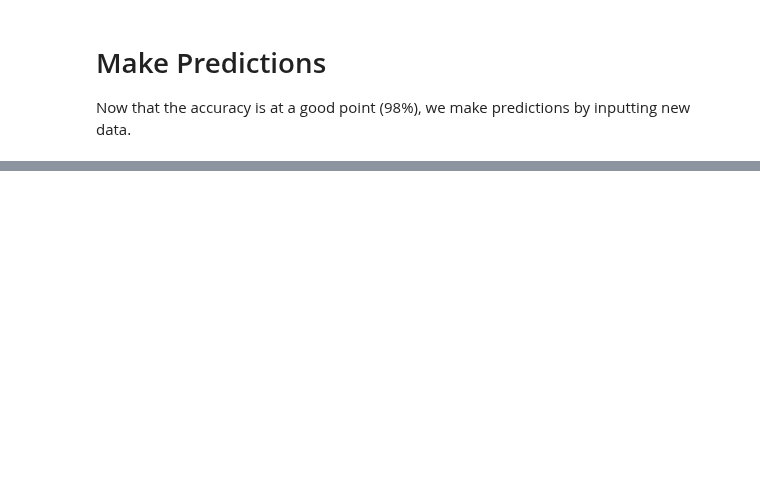
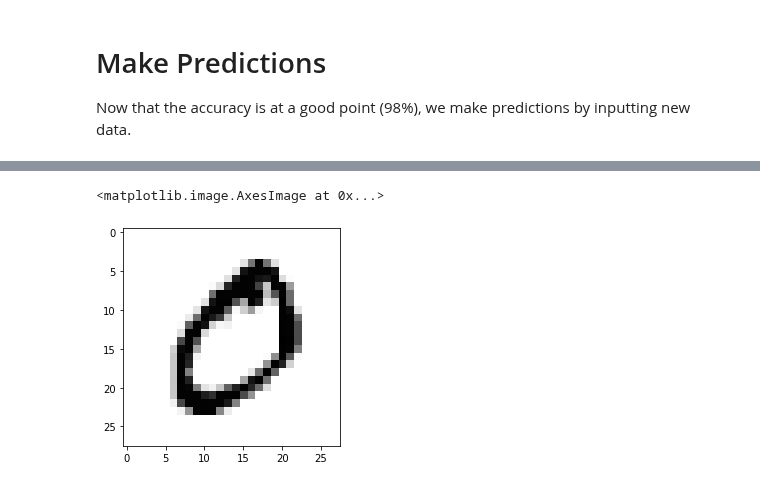
Before and after one commit to gianmillare/Machine-Learning-AI, a Jupyter notebook: University of California, Berkeley - AI ML Sessions/Part 32 - MNIST.ipynb, the cells around one changed output, grey strips where cells are left out. Saved outputs shown, nothing was run; the diff lists cells and outputs as text; code cells hidden in the pictures; blank space fills up the shorter version.

Commit message:
completed training and testing other use cases for deep multi layer perceptron model ucbmlai32

```diff
--- a/University of California, Berkeley - AI ML Sessions/Part 32 - MNIST.ipynb
+++ b/University of California, Berkeley - AI ML Sessions/Part 32 - MNIST.ipynb
@@ -214,0 +232,10 @@ Now that the accuracy is at a good point (98%), we make predictions by inputting
+# %%
+# Step 17: grab one data point to test with (0) --> The second number in the output set
+test = np.expand_dims(X_train[1], axis=0)
+# %%
+# Step 18: Make the prediction
+model.predict(test).round()
+plt.imshow(scaler.inverse_transform(test).reshape(28,28), cmap=plt.cm.Greys)
+# %% [output]
+<matplotlib.image.AxesImage at 0x...>
+[figure, added]
```
Also changed, not shown: parts of 11 cells of this notebook, 1 other file.
